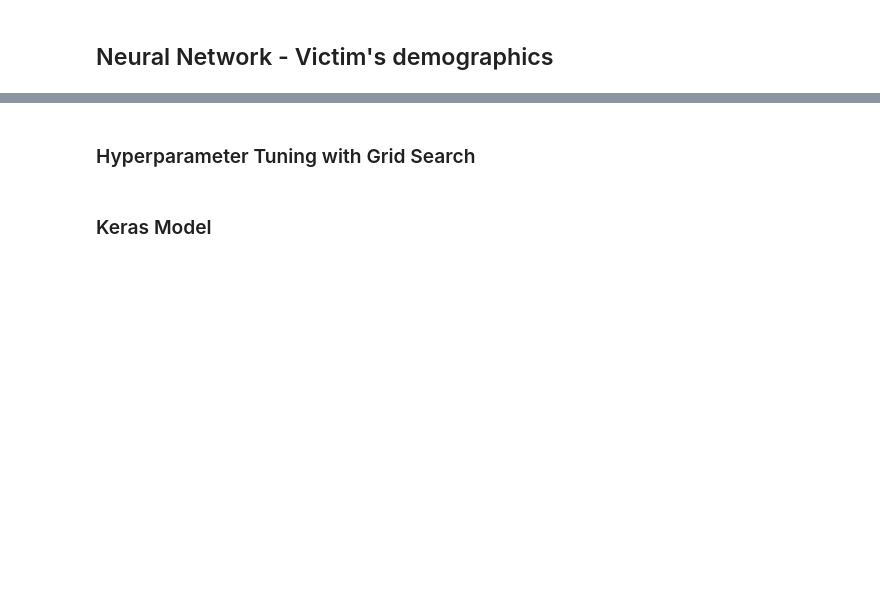
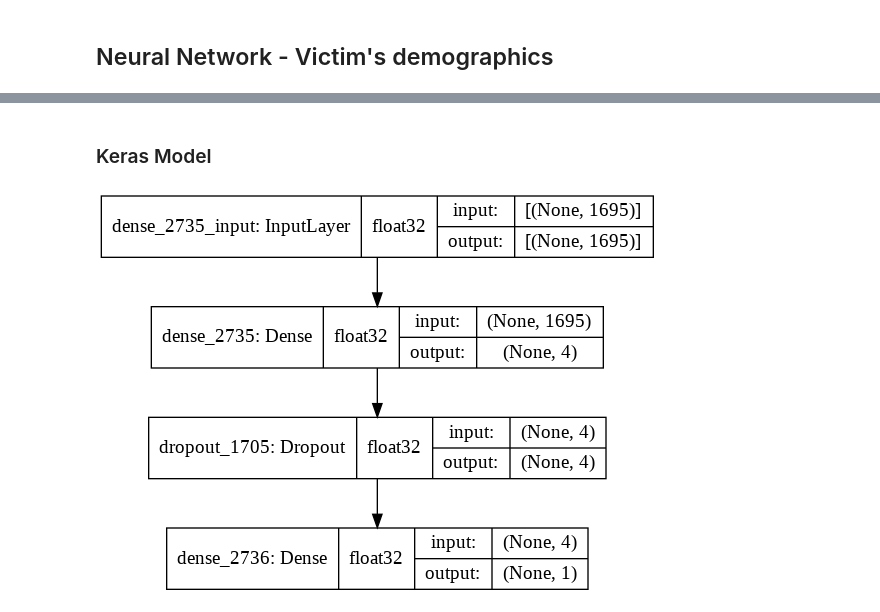
Before and after one commit to alby1976/Data607608Project, a Jupyter notebook: notebook/DATA607_GroupProject_al.ipynb, the cells around one changed output, grey strips where cells are left out. Cells and saved outputs as stored; diff of their text form; code cells hidden in the pictures; blank space fills up the shorter version.

```diff
--- a/notebook/DATA607_GroupProject_al.ipynb
+++ b/notebook/DATA607_GroupProject_al.ipynb
@@ -754,4 +218,9 @@ Epoch 10/10
-# %% [markdown]
-### Hyperparameter Tuning with Grid Search
 # %% [markdown]
 ### Keras Model
+# %%
+#import Graphviz
+from tensorflow.keras.utils import plot_model
+#plot_model(model, to_file=filedir + 'after-model.png')
+plot_model(clf_victim.model, show_shapes=True, show_dtype=True, show_layer_names=True)
+# %% [output]
+[figure, added]
```
Also changed, not shown: parts of 24 cells of this notebook.
